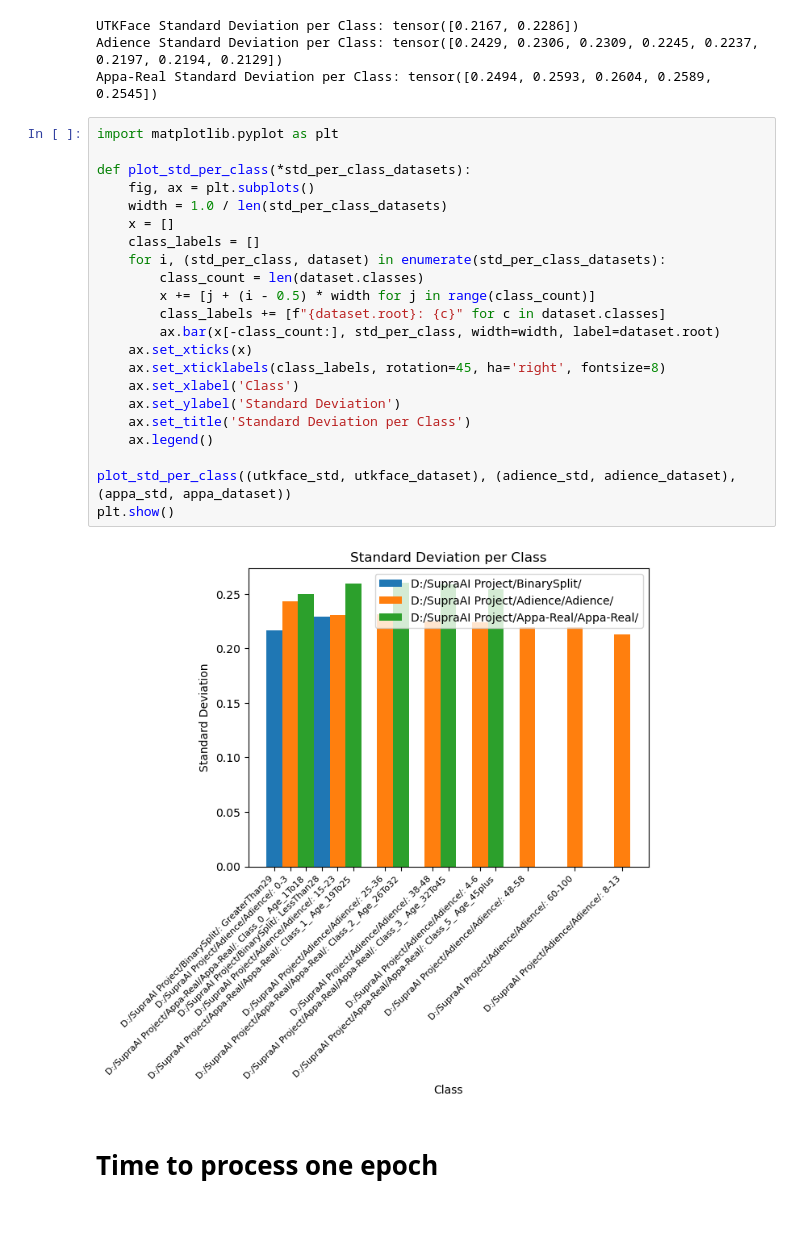
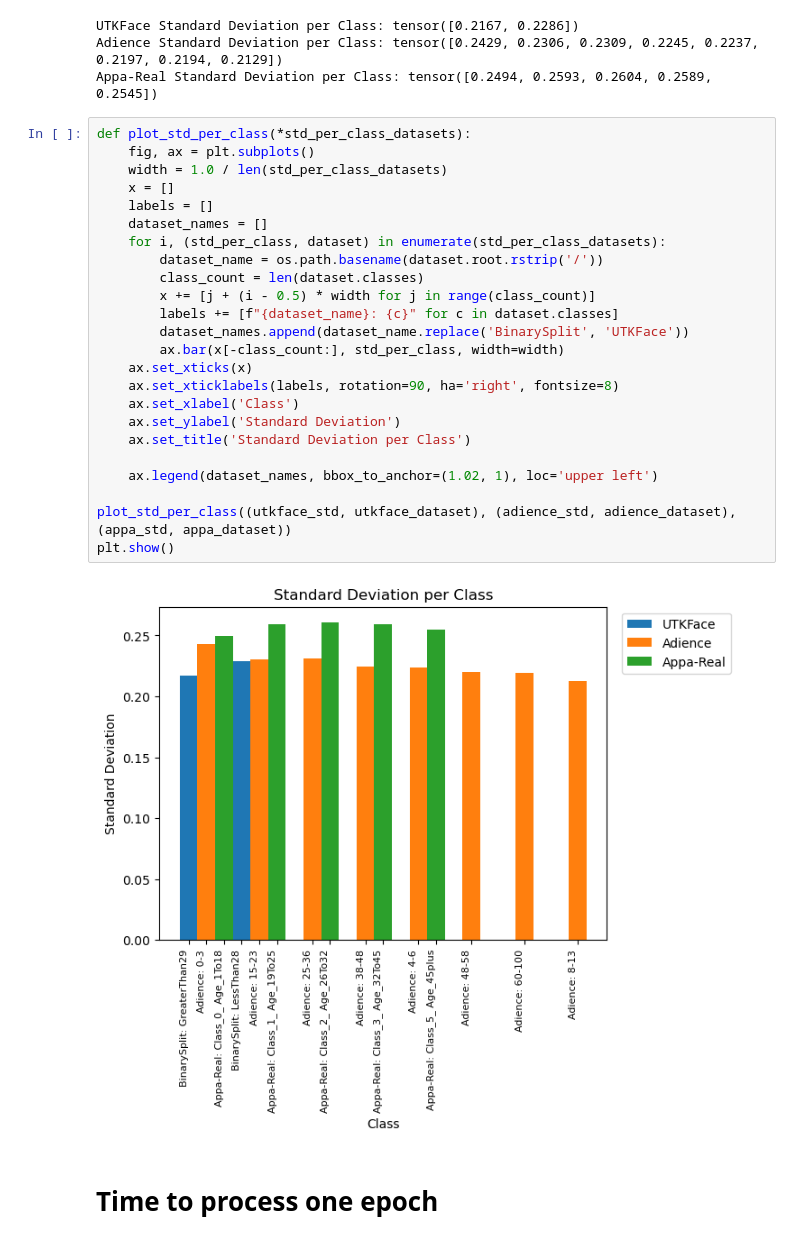
Before and after one commit to SupradeepDanturti/COMP6721_Winter2023_GroupG, a Jupyter notebook: Code/DatasetStudy.ipynb, the cells around one changed output. Drawn from its saved outputs; the diff is of its cells as text.

```diff
--- a/Code/DatasetStudy.ipynb
+++ b/Code/DatasetStudy.ipynb
@@ -178,29 +178,31 @@ UTKFace Standard Deviation per Class: tensor([0.2167, 0.2286])
 Adience Standard Deviation per Class: tensor([0.2429, 0.2306, 0.2309, 0.2245, 0.2237, 0.2197, 0.2194, 0.2129])
 Appa-Real Standard Deviation per Class: tensor([0.2494, 0.2593, 0.2604, 0.2589, 0.2545])
 # %%
-import matplotlib.pyplot as plt
-
 def plot_std_per_class(*std_per_class_datasets):
     fig, ax = plt.subplots()
     width = 1.0 / len(std_per_class_datasets)
     x = []
-    class_labels = []
+    labels = []
+    dataset_names = []
     for i, (std_per_class, dataset) in enumerate(std_per_class_datasets):
+        dataset_name = os.path.basename(dataset.root.rstrip('/'))
         class_count = len(dataset.classes)
         x += [j + (i - 0.5) * width for j in range(class_count)]
-        class_labels += [f"{dataset.root}: {c}" for c in dataset.classes]
-        ax.bar(x[-class_count:], std_per_class, width=width, label=dataset.root)
+        labels += [f"{dataset_name}: {c}" for c in dataset.classes]
+        dataset_names.append(dataset_name.replace('BinarySplit', 'UTKFace'))
+        ax.bar(x[-class_count:], std_per_class, width=width)
     ax.set_xticks(x)
-    ax.set_xticklabels(class_labels, rotation=45, ha='right', fontsize=8)
+    ax.set_xticklabels(labels, rotation=90, ha='right', fontsize=8)
     ax.set_xlabel('Class')
     ax.set_ylabel('Standard Deviation')
     ax.set_title('Standard Deviation per Class')
-    ax.legend()
+
+    ax.legend(dataset_names, bbox_to_anchor=(1.02, 1), loc='upper left')
 
 plot_std_per_class((utkface_std, utkface_dataset), (adience_std, adience_dataset), (appa_std, appa_dataset))
 plt.show()
 # %% [output]
-[figure, old version]
+[figure, new version]
 # %% [markdown]
 # Time to process one epoch
 # %%
```
Also changed, not shown: parts of 30 cells of this notebook.
